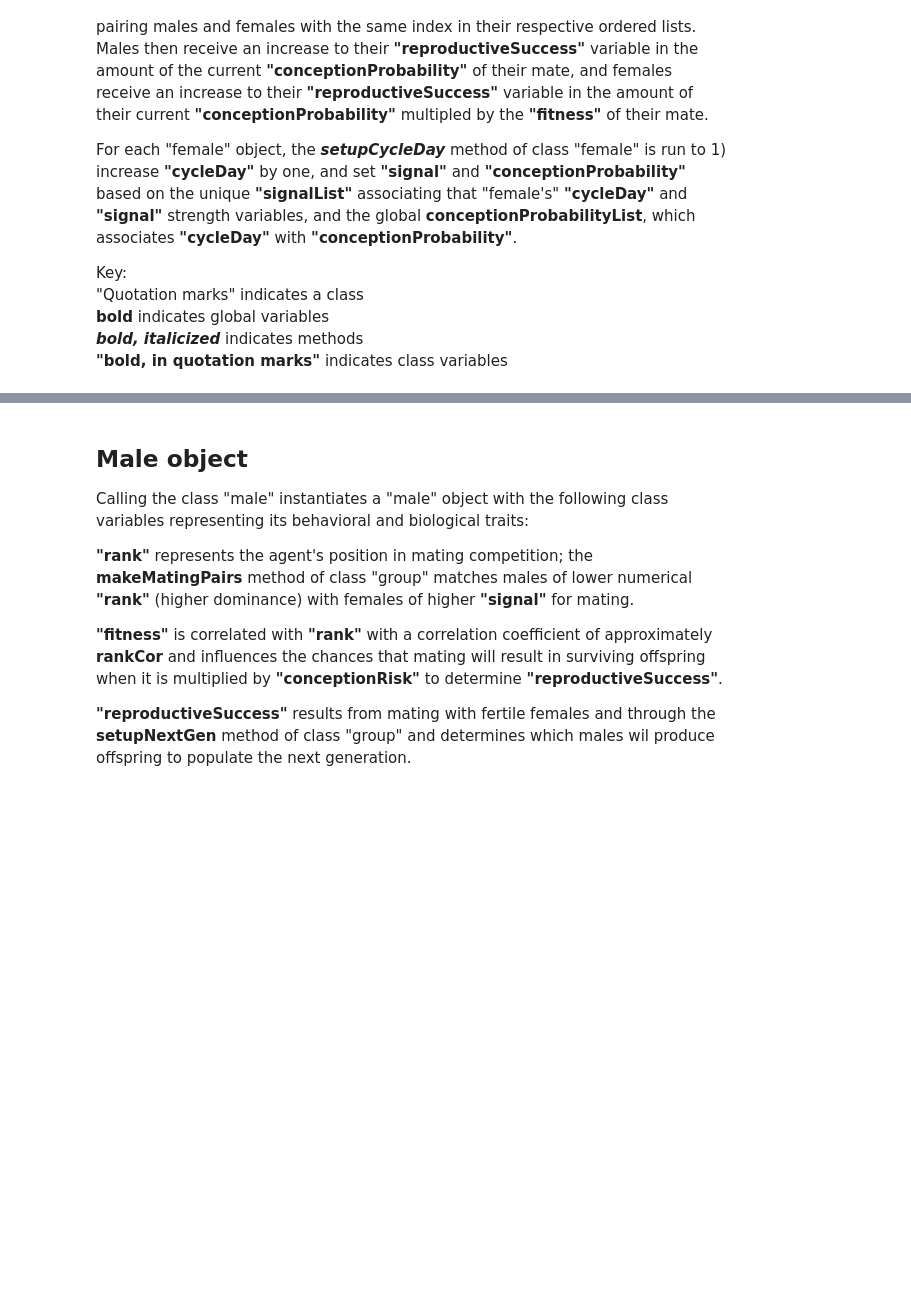
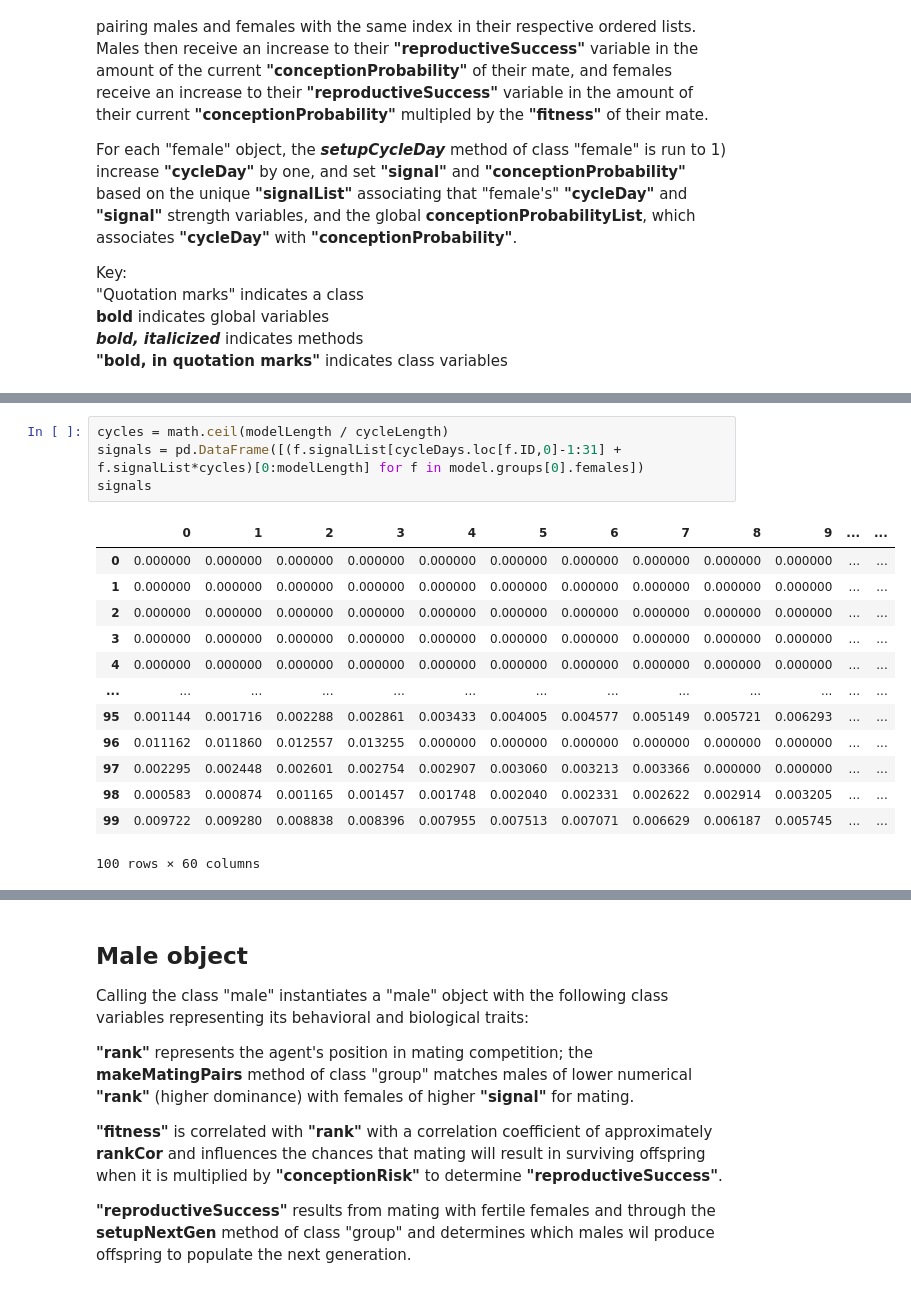
Before and after one commit to kevinrosenfield/FertilitySignalsABM, a Jupyter notebook: fertSignals_0d_GA_v2.ipynb, the cells around one changed output, grey strips where cells are left out. Saved outputs shown, nothing was run; the diff lists cells and outputs as text; blank space fills up the shorter version.

```diff
--- a/fertSignals_0d_GA_v2.ipynb
+++ b/fertSignals_0d_GA_v2.ipynb
@@ -442,0 +491,18 @@ class group:
+# %%
+cycles = math.ceil(modelLength / cycleLength)
+signals = pd.DataFrame([(f.signalList[cycleDays.loc[f.ID,0]-1:31] + f.signalList*cycles)[0:modelLength] for f in model.groups[0].females])
+signals
+# %% [output]
+|  | 0 | 1 | 2 | 3 | 4 | 5 | 6 | 7 | 8 | 9 | ... | ... |
+| 0 | 0.000000 | 0.000000 | 0.000000 | 0.000000 | 0.000000 | 0.000000 | 0.000000 | 0.000000 | 0.000000 | 0.000000 | ... | ... |
+| 1 | 0.000000 | 0.000000 | 0.000000 | 0.000000 | 0.000000 | 0.000000 | 0.000000 | 0.000000 | 0.000000 | 0.000000 | ... | ... |
+| 2 | 0.000000 | 0.000000 | 0.000000 | 0.000000 | 0.000000 | 0.000000 | 0.000000 | 0.000000 | 0.000000 | 0.000000 | ... | ... |
+| 3 | 0.000000 | 0.000000 | 0.000000 | 0.000000 | 0.000000 | 0.000000 | 0.000000 | 0.000000 | 0.000000 | 0.000000 | ... | ... |
+| 4 | 0.000000 | 0.000000 | 0.000000 | 0.000000 | 0.000000 | 0.000000 | 0.000000 | 0.000000 | 0.000000 | 0.000000 | ... | ... |
+| ... | ... | ... | ... | ... | ... | ... | ... | ... | ... | ... | ... | ... |
+| 95 | 0.001144 | 0.001716 | 0.002288 | 0.002861 | 0.003433 | 0.004005 | 0.004577 | 0.005149 | 0.005721 | 0.006293 | ... | ... |
+| 96 | 0.011162 | 0.011860 | 0.012557 | 0.013255 | 0.000000 | 0.000000 | 0.000000 | 0.000000 | 0.000000 | 0.000000 | ... | ... |
+| 97 | 0.002295 | 0.002448 | 0.002601 | 0.002754 | 0.002907 | 0.003060 | 0.003213 | 0.003366 | 0.000000 | 0.000000 | ... | ... |
+| 98 | 0.000583 | 0.000874 | 0.001165 | 0.001457 | 0.001748 | 0.002040 | 0.002331 | 0.002622 | 0.002914 | 0.003205 | ... | ... |
+| 99 | 0.009722 | 0.009280 | 0.008838 | 0.008396 | 0.007955 | 0.007513 | 0.007071 | 0.006629 | 0.006187 | 0.005745 | ... | ... |
+100 rows × 60 columns
```
Also changed, not shown: parts of 12 cells of this notebook.
